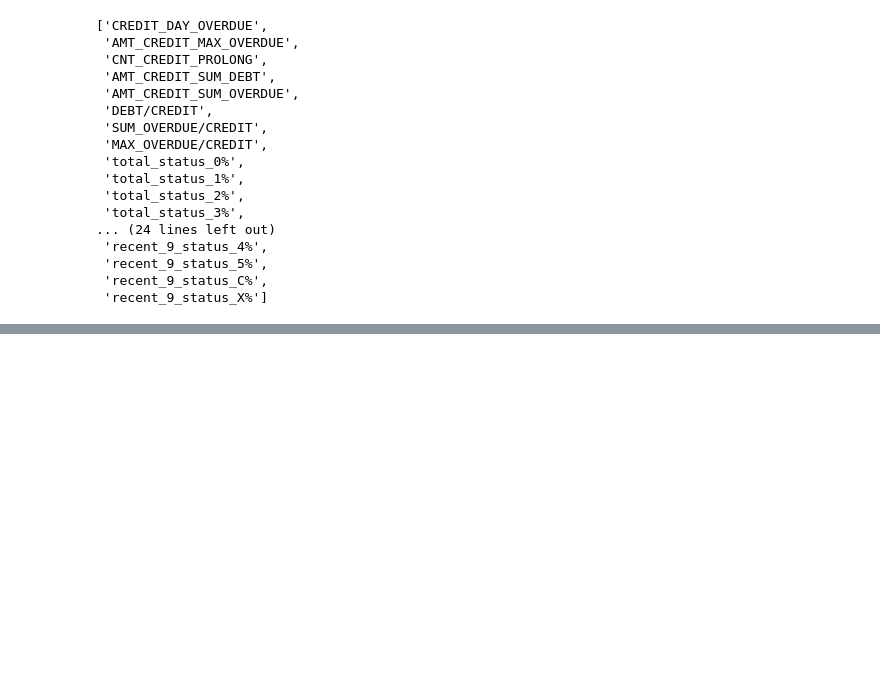
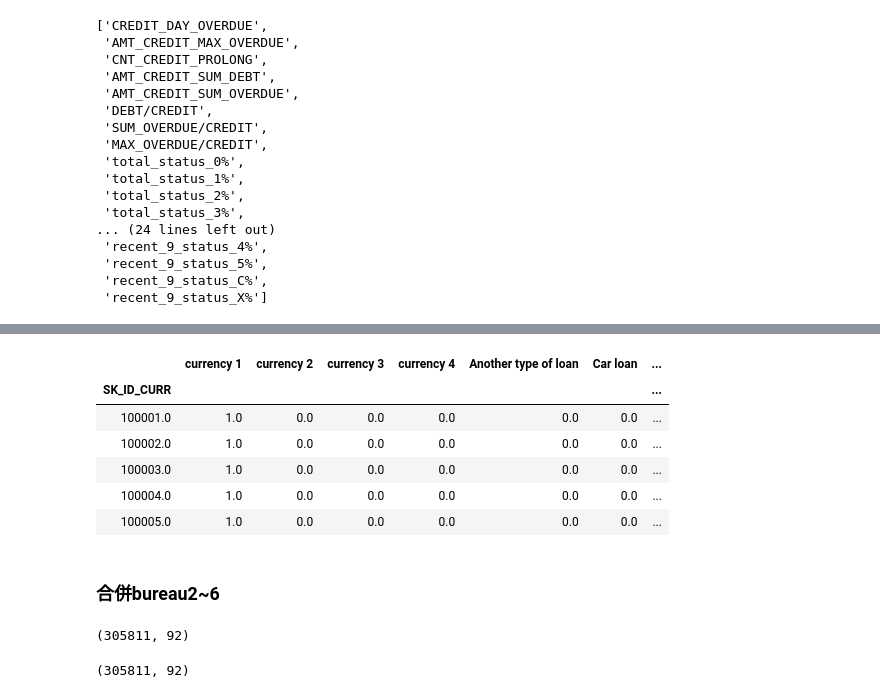
Before and after one commit to stansuo/BDSE12-Group3, a Jupyter notebook: notebooks/homecdt_fteng/ht_Bureau_FE.ipynb, the cells around one changed output, grey strips where cells are left out. Cells and saved outputs as stored; diff of their text form; code cells hidden in the pictures; blank space fills up the shorter version.

```diff
--- a/notebooks/homecdt_fteng/ht_Bureau_FE.ipynb
+++ b/notebooks/homecdt_fteng/ht_Bureau_FE.ipynb
@@ -197,0 +459,11 @@ test_1.reset_index(level=('SK_ID_CURR'),inplace=True)
+# %%
+bureau6 = pd.concat([bureau6,bureau6_2],axis=1)
+bureau6.head()
+# %% [output]
+|  | currency 1 | currency 2 | currency 3 | currency 4 | Another type of loan | Car loan | ... |
+| SK_ID_CURR |  |  |  |  |  |  | ... |
+| 100001.0 | 1.0 | 0.0 | 0.0 | 0.0 | 0.0 | 0.0 | ... |
+| 100002.0 | 1.0 | 0.0 | 0.0 | 0.0 | 0.0 | 0.0 | ... |
+| 100003.0 | 1.0 | 0.0 | 0.0 | 0.0 | 0.0 | 0.0 | ... |
+| 100004.0 | 1.0 | 0.0 | 0.0 | 0.0 | 0.0 | 0.0 | ... |
+| 100005.0 | 1.0 | 0.0 | 0.0 | 0.0 | 0.0 | 0.0 | ... |
@@ -197,0 +472,6 @@ test_1.reset_index(level=('SK_ID_CURR'),inplace=True)
+# %% [markdown]
+### 合併bureau2~6
+# %%
+bureau2.shape
+# %% [output]
+(305811, 92)
@@ -197,0 +480,4 @@ test_1.reset_index(level=('SK_ID_CURR'),inplace=True)
+# %%
+bureau2.shape
+# %% [output]
+(305811, 92)
```
Also changed, not shown: parts of 50 cells of this notebook, 2 other files.
